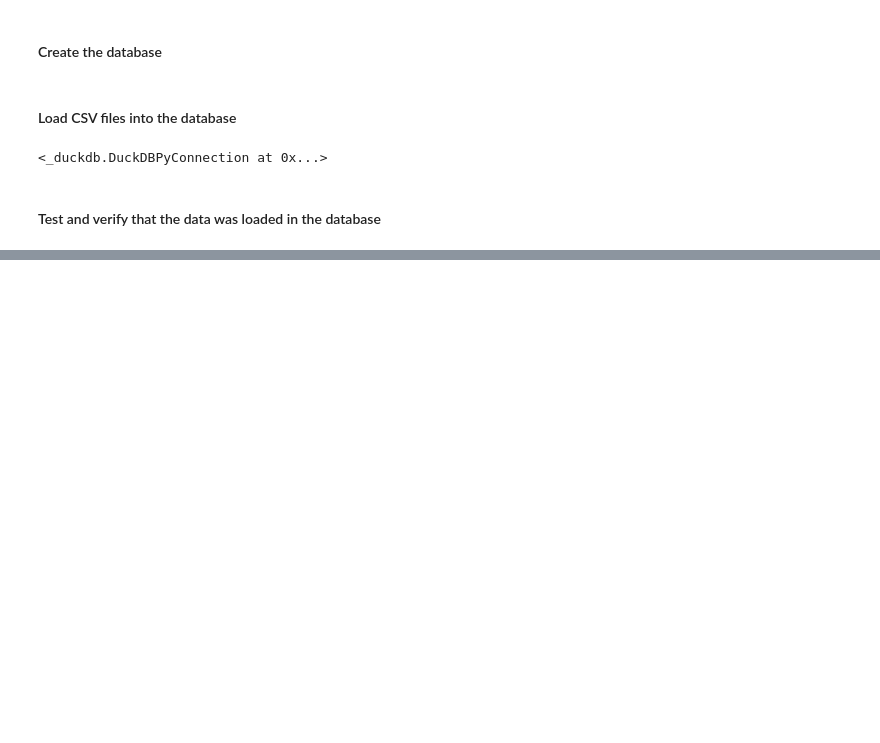
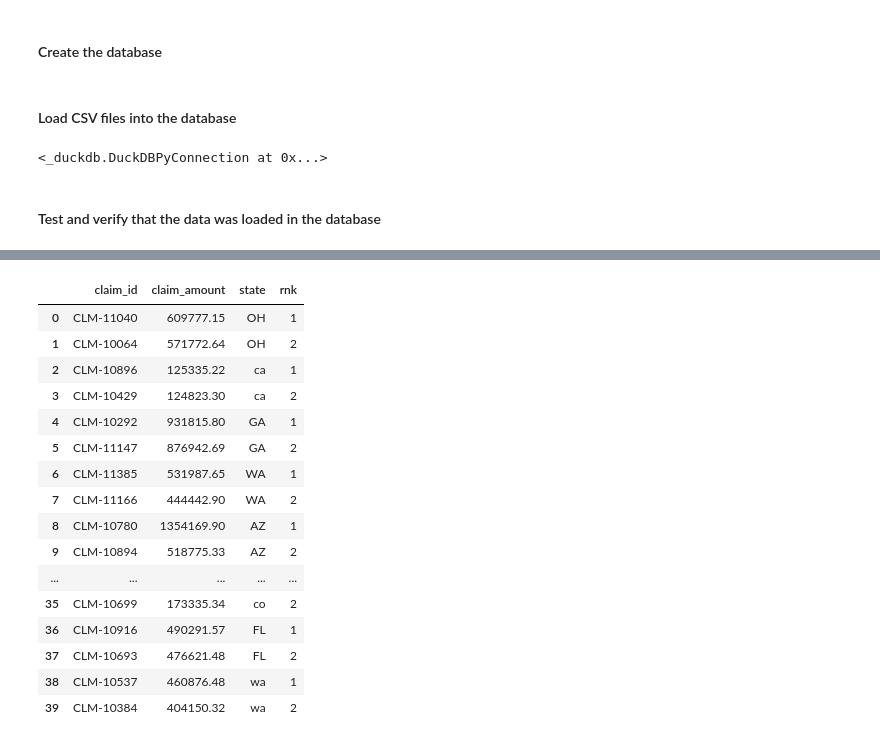
Before and after one commit to martinrod46/sql-interview-prep, a Jupyter notebook: sql_interview_prep.ipynb, the cells around one changed output, grey strips where cells are left out. Drawn from its saved outputs; the diff is of its cells as text; code cells hidden in the pictures; blank space fills up the shorter version.

```diff
--- a/sql_interview_prep.ipynb
+++ b/sql_interview_prep.ipynb
@@ -150,0 +405,32 @@ conn.sql("""
+# %%
+conn.sql("""
+
+    SELECT *
+         FROM(
+              SELECT cl.claim_id,
+                     cl.claim_amount,
+                     po.state,
+                     RANK () OVER(PARTITION BY po.state ORDER BY cl.claim_amount DESC) AS rnk
+              FROM fact_claims cl
+              JOIN dim_policies po ON cl.policy_id = po.policy_id)
+         WHERE rnk <= 2
+
+    """).df()
+# %% [output]
+|  | claim_id | claim_amount | state | rnk |
+| 0 | CLM-11040 | 609777.15 | OH | 1 |
+| 1 | CLM-10064 | 571772.64 | OH | 2 |
+| 2 | CLM-10896 | 125335.22 | ca | 1 |
+| 3 | CLM-10429 | 124823.30 | ca | 2 |
+| 4 | CLM-10292 | 931815.80 | GA | 1 |
+| 5 | CLM-11147 | 876942.69 | GA | 2 |
+| 6 | CLM-11385 | 531987.65 | WA | 1 |
+| 7 | CLM-11166 | 444442.90 | WA | 2 |
+| 8 | CLM-10780 | 1354169.90 | AZ | 1 |
+| 9 | CLM-10894 | 518775.33 | AZ | 2 |
+| ... | ... | ... | ... | ... |
+| 35 | CLM-10699 | 173335.34 | co | 2 |
+| 36 | CLM-10916 | 490291.57 | FL | 1 |
+| 37 | CLM-10693 | 476621.48 | FL | 2 |
+| 38 | CLM-10537 | 460876.48 | wa | 1 |
+| 39 | CLM-10384 | 404150.32 | wa | 2 |
```
Also changed, not shown: parts of 27 cells of this notebook.
